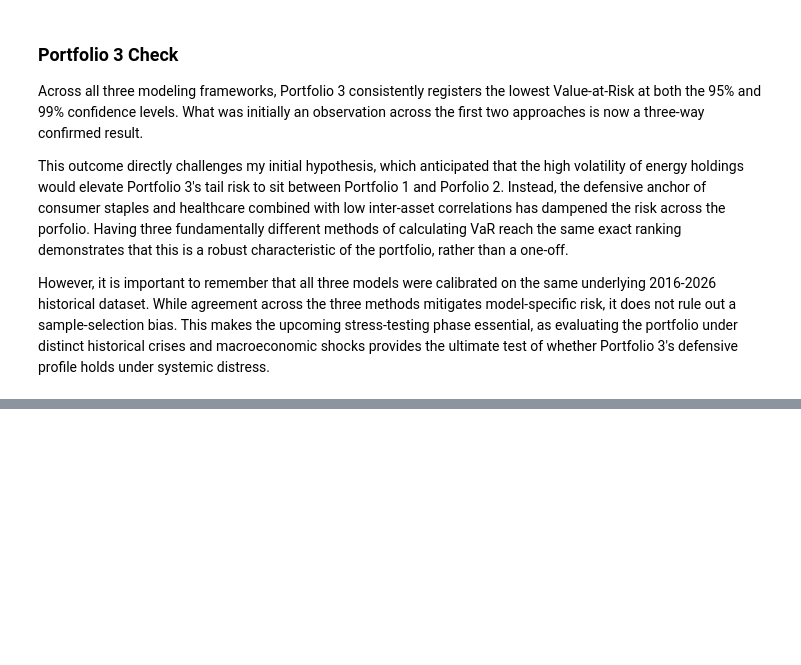
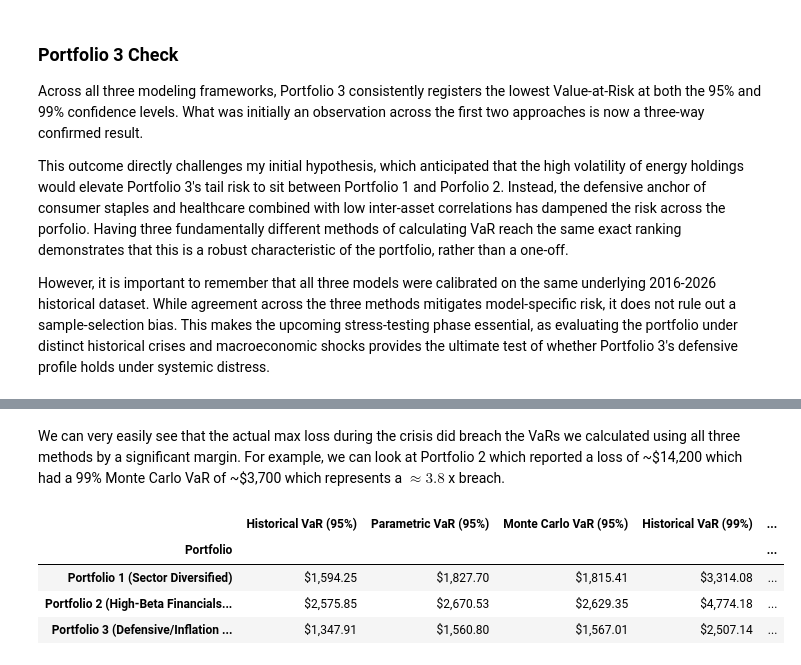
Before and after one commit to joekobylarz/portfolio-var-model, a Jupyter notebook: notebooks/var_model.ipynb, the cells around one changed output, grey strips where cells are left out. Cells and saved outputs as stored; diff of their text form; code cells hidden in the pictures; blank space fills up the shorter version.

```diff
--- a/notebooks/var_model.ipynb
+++ b/notebooks/var_model.ipynb
@@ -761,0 +835,46 @@ However, it is important to remember that all three models were calibrated on th
+# %% [markdown]
+We can very easily see that the actual max loss during the crisis did breach the VaRs we calculated using all three methods by a significant margin. For example, we can look at Portfolio 2 which reported a loss of ~\$14,200 which had a 99% Monte Carlo VaR of ~\$3,700 which represents a $\approx 3.8$ x breach.
+# %%
+#We can create a table to compare the VaR estimates with the actual losses during the crisis period for each portfolio
+display(pd.DataFrame(
+    {
+        "Portfolio":
+        ["Portfolio 1 (Sector Diversified)",
+         "Portfolio 2 (High-Beta Financials Heavy)",
+         "Portfolio 3 (Defensive/Inflation Hedged)"],
+
+         "Historical VaR (95%)":
+         [histvar95_pf1, histvar95_pf2, histvar95_pf3],
+
+        "Parametric VaR (95%)":
+         [paravar95_pf1, paravar95_pf2, paravar95_pf3],
+
+        "Monte Carlo VaR (95%)":
+         [mc_var95_pf1, mc_var95_pf2, mc_var95_pf3],
+
+        "Historical VaR (99%)":
+         [histvar99_pf1, histvar99_pf2, histvar99_pf3],
+
+        "Parametric VaR (99%)":
+         [paravar99_pf1, paravar99_pf2, paravar99_pf3],
+
+        "Monte Carlo VaR (99%)":
+         [mc_var99_pf1, mc_var99_pf2, mc_var99_pf3],
+
+        "Max Loss During Crisis":
+         [abs(pf1_crisis_min), abs(pf2_crisis_min), abs(pf3_crisis_min)],
+    }
+).set_index("Portfolio").style.format({
+        "Historical VaR (95%)": "${:,.2f}",
+        "Parametric VaR (95%)": "${:,.2f}",
+        "Monte Carlo VaR (95%)": "${:,.2f}",
+        "Historical VaR (99%)": "${:,.2f}",
+        "Parametric VaR (99%)": "${:,.2f}",
+        "Monte Carlo VaR (99%)": "${:,.2f}",
+        "Max Loss During Crisis": "${:,.2f}"}))
+# %% [output]
+|  | Historical VaR (95%) | Parametric VaR (95%) | Monte Carlo VaR (95%) | Historical VaR (99%) | ... |
+| Portfolio |  |  |  |  | ... |
+| Portfolio 1 (Sector Diversified) | $1,594.25 | $1,827.70 | $1,815.41 | $3,314.08 | ... |
+| Portfolio 2 (High-Beta Financials... | $2,575.85 | $2,670.53 | $2,629.35 | $4,774.18 | ... |
+| Portfolio 3 (Defensive/Inflation ... | $1,347.91 | $1,560.80 | $1,567.01 | $2,507.14 | ... |
```
Also changed, not shown: parts of 14 cells of this notebook, 1 other file.
